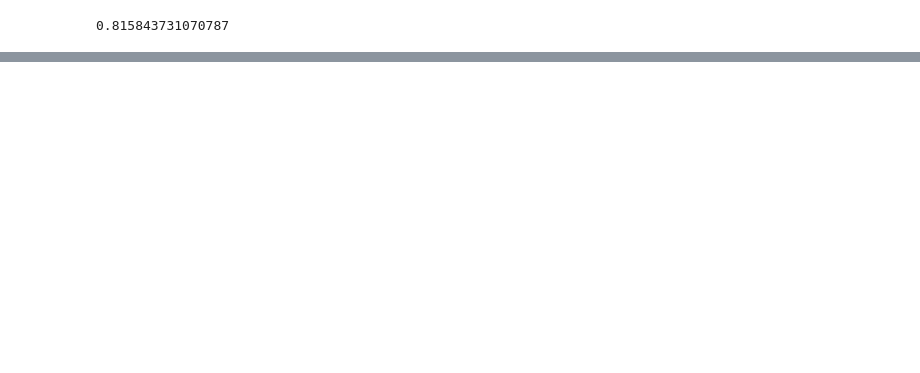
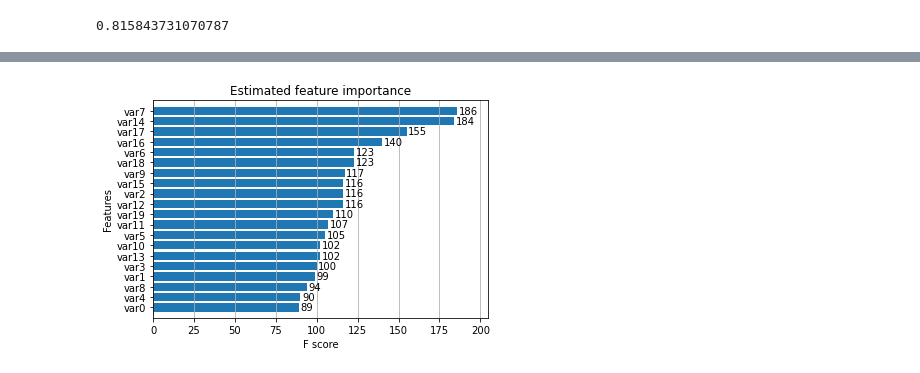
Before and after one commit to yidong72/XGBoostWorkshop, a Jupyter notebook: XGBoost.ipynb, the cells around one changed output, grey strips where cells are left out. Cells and saved outputs as stored; diff of their text form; code cells hidden in the pictures; blank space fills up the shorter version.

```diff
--- a/XGBoost.ipynb
+++ b/XGBoost.ipynb
@@ -299,0 +359,6 @@ grid_search.best_score_
+# %%
+length = 10000
+validation = int(length*0.8)
+n_cols = 10
+dfs = [ dask.delayed(simulate_data)(length, n_cols, random_state=i, classification=True) for i in range(4) ]
+dask_df = dask_cudf.from_delayed(dfs)
@@ -299,0 +416,7 @@ grid_search.best_score_
+# %%
+import dask_ml.datasets
+length = 10000
+train_frac = 0.8
+chunks = 100
+validation_chunks = int(train_frac * chunks)
+df = dask_ml.datasets.make_classification_df(n_samples=length, chunks=chunks)
@@ -299,0 +492,10 @@ grid_search.best_score_
+# %%
+%matplotlib inline
+import matplotlib.pyplot as plt
+
+ax = xgb.plot_importance(bst, height=0.8, max_num_features=20)
+ax.grid(False, axis="y")
+ax.set_title('Estimated feature importance')
+plt.show()
+# %% [output]
+[figure, added]
```
Also changed, not shown: parts of 56 cells of this notebook.
